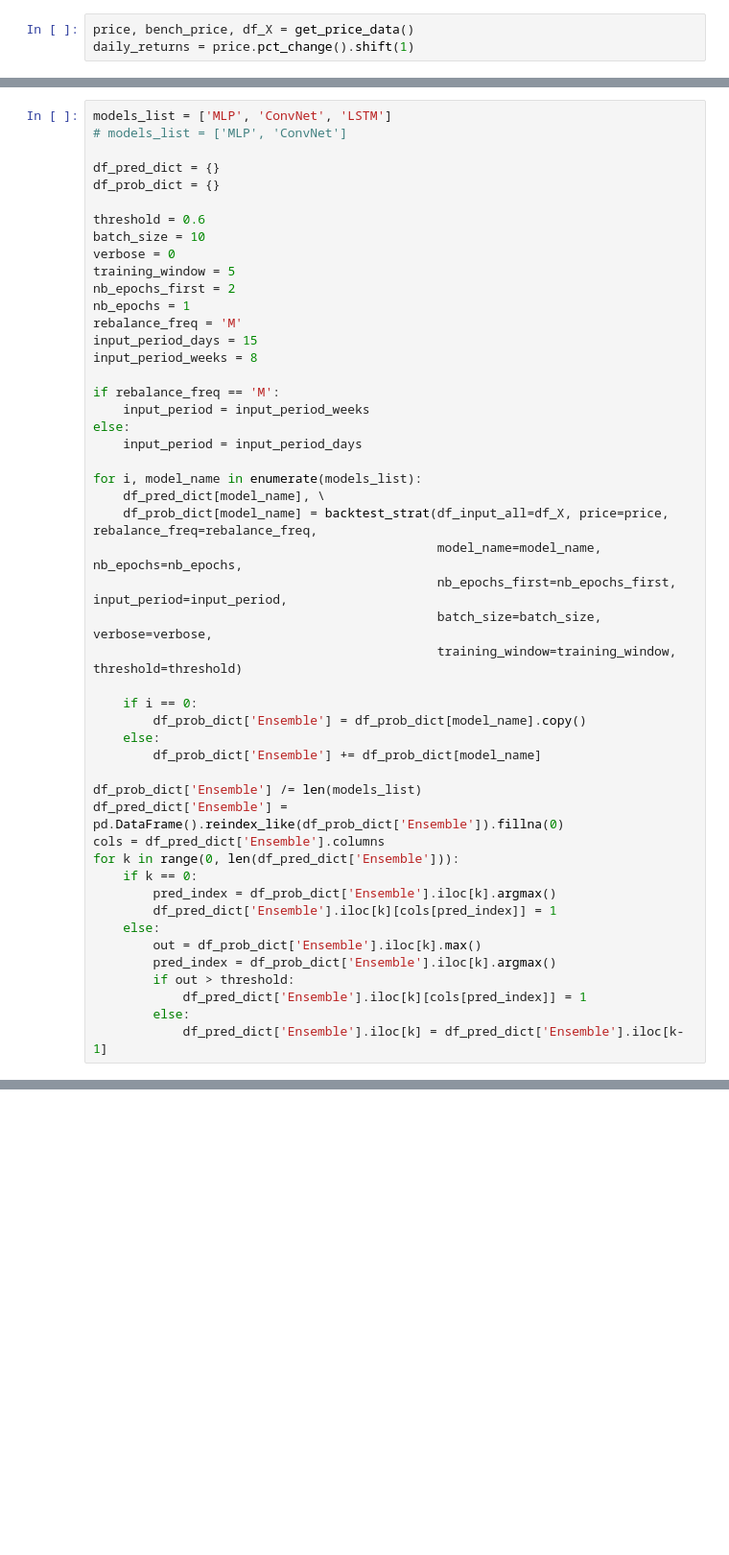
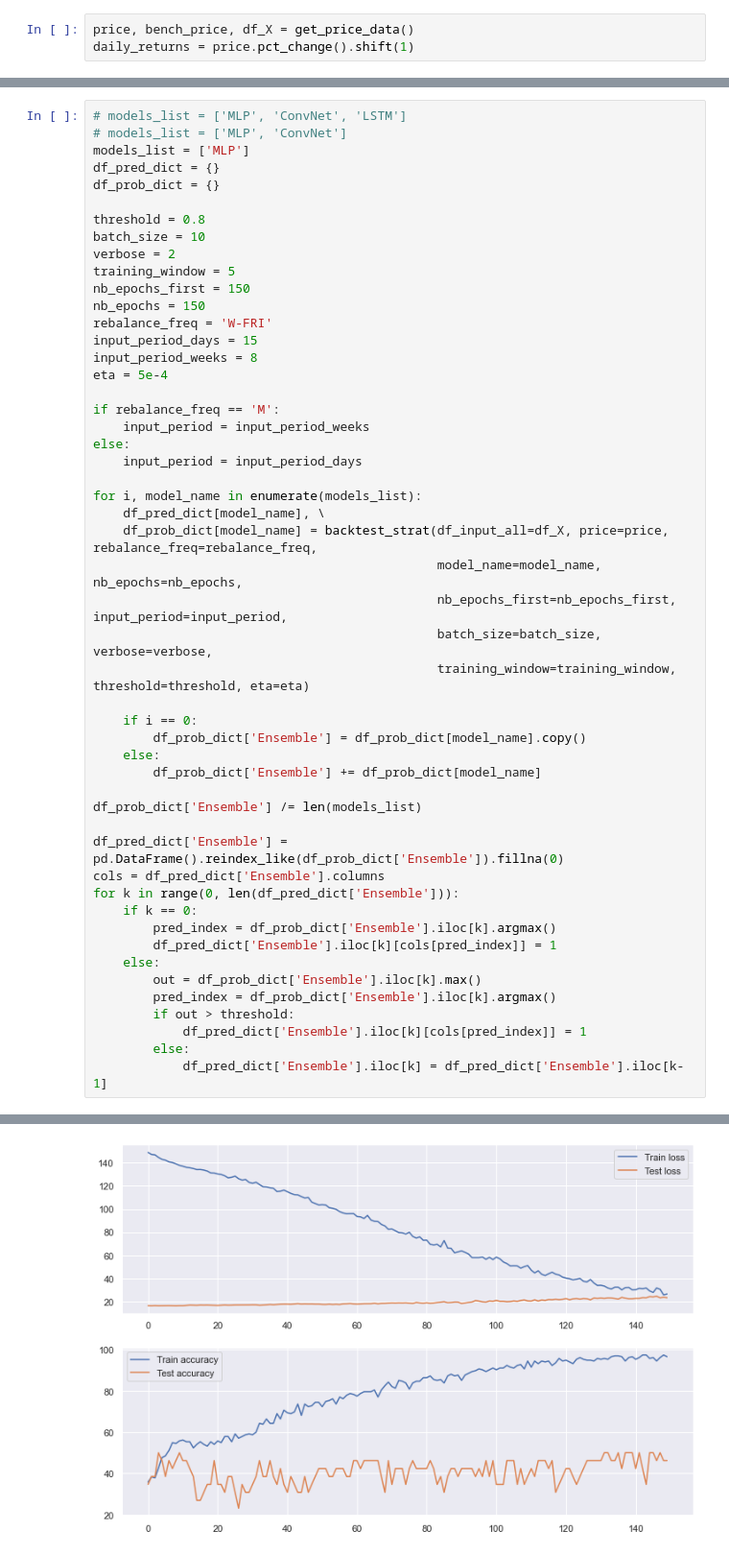
Before and after one commit to lacoupe/BCVS, a Jupyter notebook: SW/size/size.ipynb, the cells around one changed output, grey strips where cells are left out. Shown at 96% size. Cells and saved outputs as stored; diff of their text form; blank space fills up the shorter version.

```diff
--- a/SW/size/size.ipynb
+++ b/SW/size/size.ipynb
@@ -50,19 +22,20 @@ plt.show()
 # %%
-models_list = ['MLP', 'ConvNet', 'LSTM']
+# models_list = ['MLP', 'ConvNet', 'LSTM']
 # models_list = ['MLP', 'ConvNet']
-
+models_list = ['MLP']
 df_pred_dict = {}
 df_prob_dict = {}
 
-threshold = 0.6
+threshold = 0.8
 batch_size = 10
-verbose = 0
+verbose = 2
 training_window = 5
-nb_epochs_first = 2
-nb_epochs = 1
-rebalance_freq = 'M'
+nb_epochs_first = 150
+nb_epochs = 150
+rebalance_freq = 'W-FRI'
 input_period_days = 15
 input_period_weeks = 8
+eta = 5e-4
 
 if rebalance_freq == 'M':
     input_period = input_period_weeks
@@ -75,7 +48,7 @@ for i, model_name in enumerate(models_list):
                                               model_name=model_name, nb_epochs=nb_epochs,
                                               nb_epochs_first=nb_epochs_first, input_period=input_period,
                                               batch_size=batch_size, verbose=verbose,
-                                              training_window=training_window, threshold=threshold)
+                                              training_window=training_window, threshold=threshold, eta=eta)
 
     if i == 0:
         df_prob_dict['Ensemble'] = df_prob_dict[model_name].copy()
@@ -83,6 +56,7 @@ for i, model_name in enumerate(models_list):
         df_prob_dict['Ensemble'] += df_prob_dict[model_name]
 
 df_prob_dict['Ensemble'] /= len(models_list)
+
 df_pred_dict['Ensemble'] = pd.DataFrame().reindex_like(df_prob_dict['Ensemble']).fillna(0)
 cols = df_pred_dict['Ensemble'].columns
 for k in range(0, len(df_pred_dict['Ensemble'])):
@@ -101,0 +92 @@ Backtesting model ConvNet
+[figure, added]
```
Also changed, not shown: parts of 11 cells of this notebook, 7 other files.
